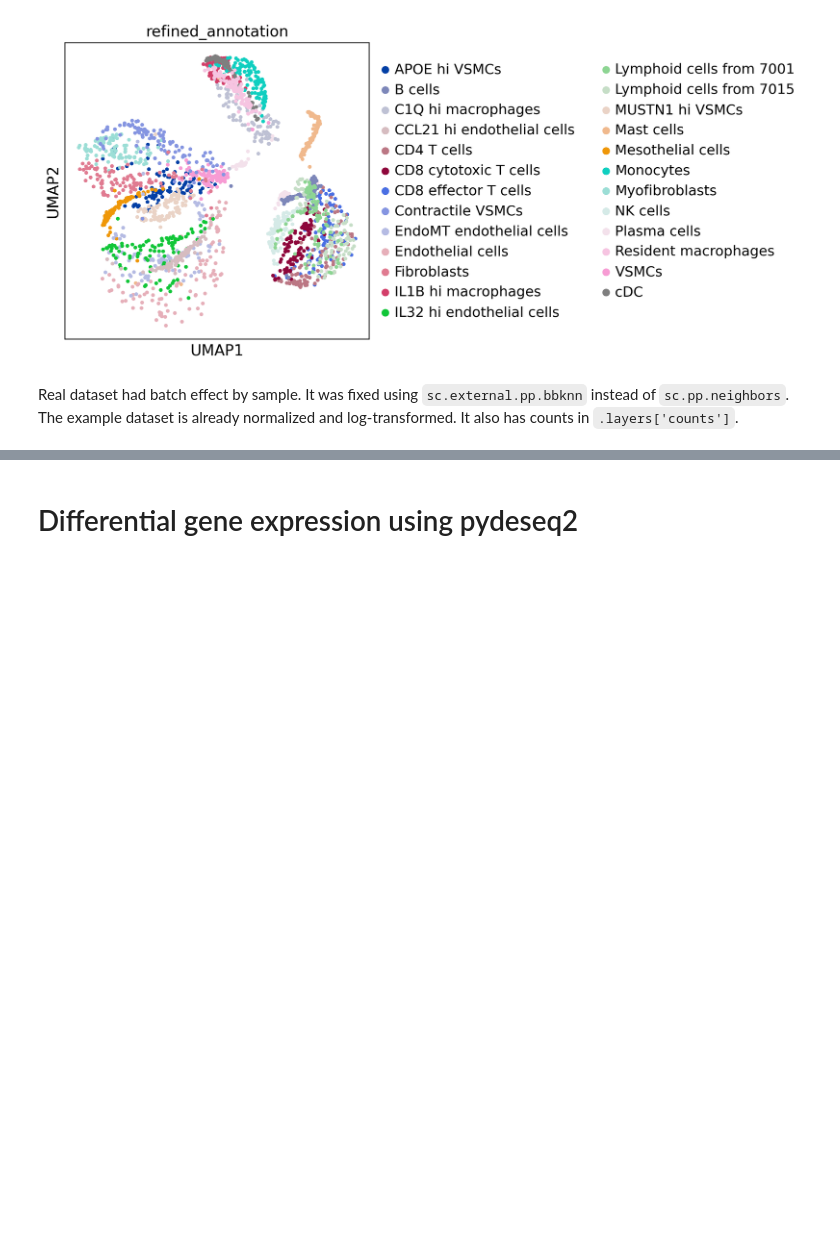
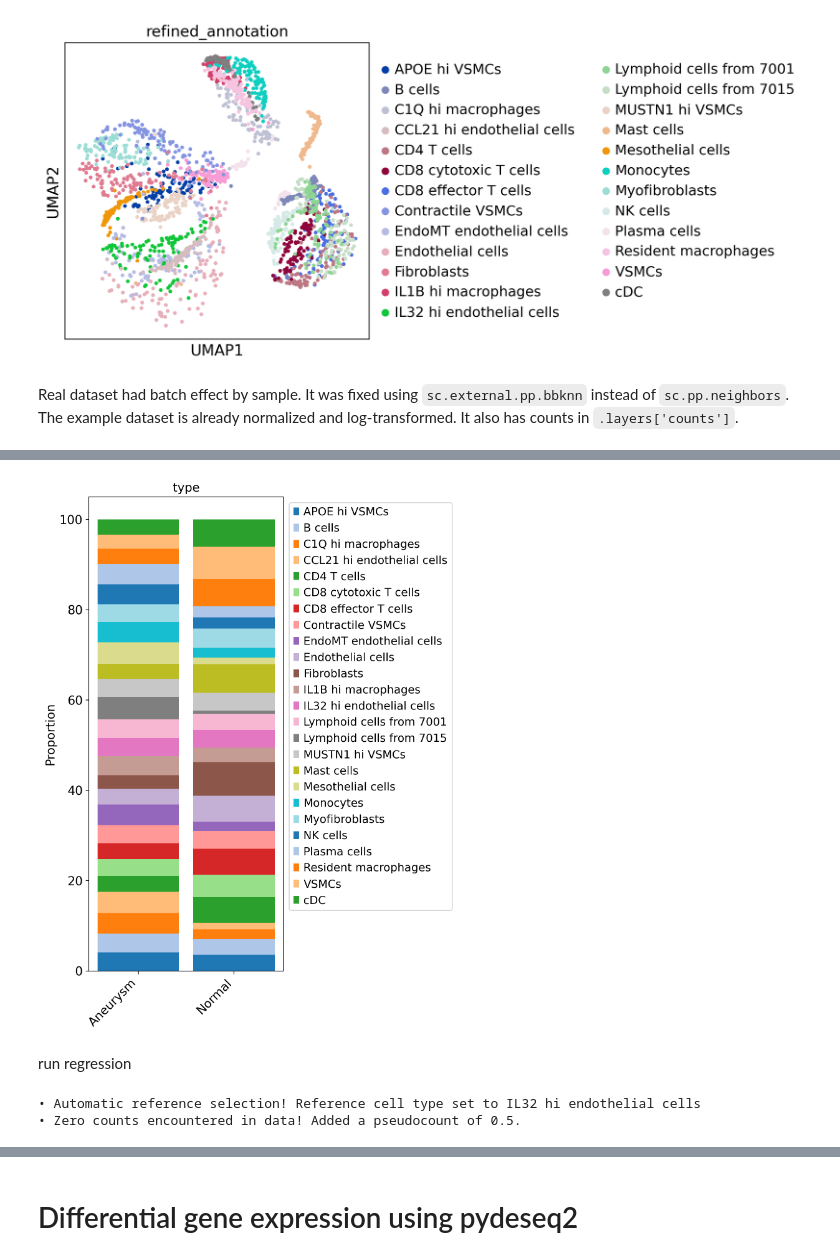
Before and after one commit to ismms-himc/Bashore_aneurysm, a Jupyter notebook: analysis.ipynb, the cells around one changed output, grey strips where cells are left out. Cells and saved outputs as stored; diff of their text form; code cells hidden in the pictures; blank space fills up the shorter version.

```diff
--- a/analysis.ipynb
+++ b/analysis.ipynb
@@ -207,0 +118,22 @@ fp.forestplot(dataframe=lme_resdf,
+# %%
+sccoda_model.plot_stacked_barplot(
+    sccoda_data, modality_key="coda",
+    feature_name="type", figsize=(4, 10),
+    return_fig=True
+)
+# %% [output]
+[figure, added]
+# %% [markdown]
+run regression
+# %%
+# in this example we need to increase automatic_reference_absence_threshold to 0.2,
+# in real run we set it up to the deafult value of 0.05
+sccoda_data = sccoda_model.prepare(
+    sccoda_data,
+    modality_key="coda",
+    formula="C(type, Treatment('Normal'))",
+    automatic_reference_absence_threshold=0.2,
+)
+# %% [output]
+• Automatic reference selection! Reference cell type set to IL32 hi endothelial cells
+• Zero counts encountered in data! Added a pseudocount of 0.5.
```
Also changed, not shown: parts of 18 cells of this notebook, 1 other file.
